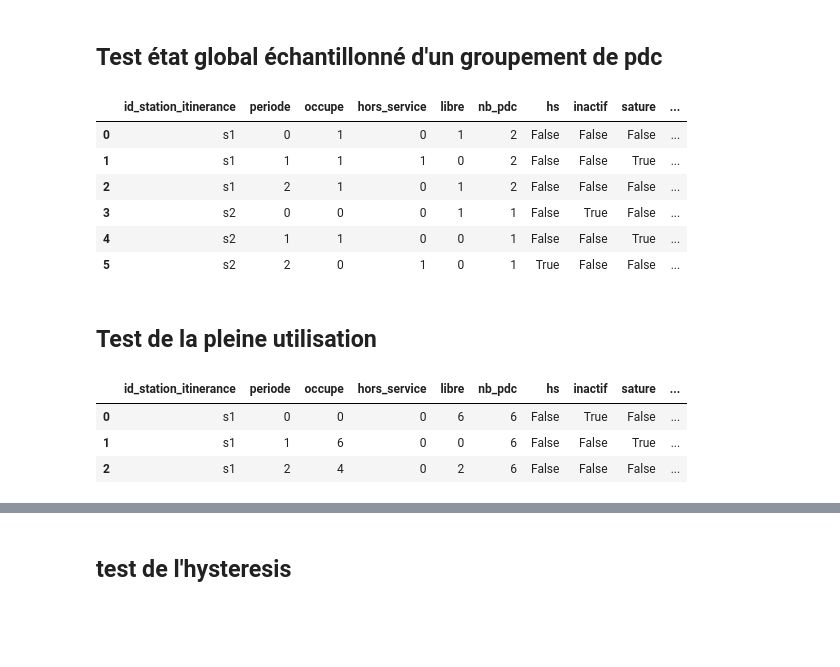
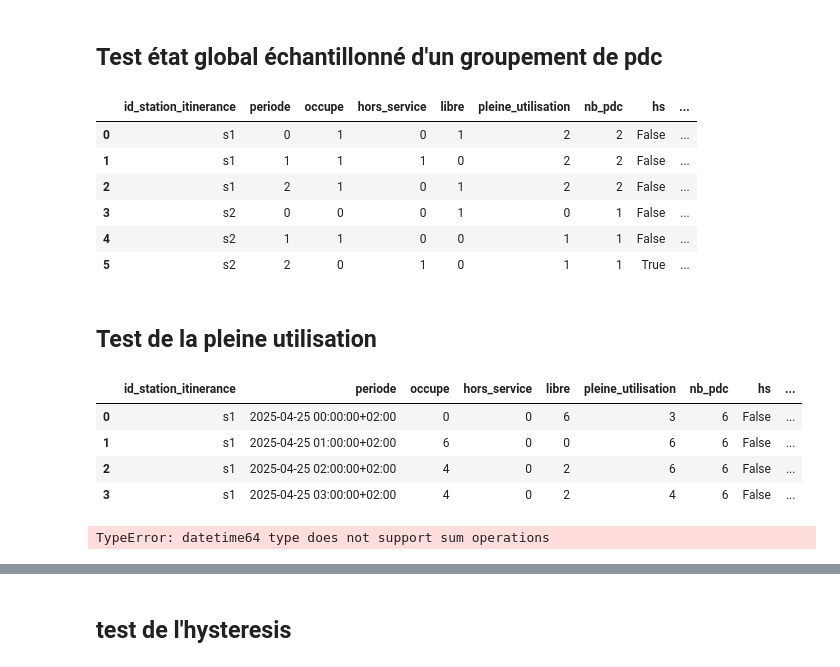
Before and after one commit to loco-labs/qualicharge-rtet, a Jupyter notebook: saturation/source/tests_saturation.ipynb, the cells around one changed output, grey strips where cells are left out. Saved outputs shown, nothing was run; the diff lists cells and outputs as text; code cells hidden in the pictures; blank space fills up the shorter version.

```diff
--- a/saturation/source/tests_saturation.ipynb
+++ b/saturation/source/tests_saturation.ipynb
@@ -181,45 +171,55 @@ Name: state, dtype: object
 # %%
 test = pd.DataFrame({'id_pdc_itinerance': ['p1', 'p1', 'p1', 'p2', 'p2', 'p2', 'p3', 'p3', 'p3'],
                      'periode' : [0, 1, 2, 0, 1, 2, 0, 1, 2],
                      'state' : ['occupe', 'hors_service', 'occupe', 'libre', 'occupe', 'libre', 'libre', 'occupe', 'hors_service']})
 stations = pd.DataFrame({'id_pdc_itinerance': ['p1', 'p2', 'p3'],
                          'id_station_itinerance': ['s1', 's1', 's2']})
-to_sampled_state_grp(test, stations, 'id_station_itinerance', 0.1, 0.2)
+to_sampled_state_grp(test, stations, 'id_station_itinerance', 0.1, 0.2, add_full_use=True)
 # %% [output]
-|  | id_station_itinerance | periode | occupe | hors_service | libre | nb_pdc | hs | inactif | sature | ... |
-| 0 | s1 | 0 | 1 | 0 | 1 | 2 | False | False | False | ... |
-| 1 | s1 | 1 | 1 | 1 | 0 | 2 | False | False | True | ... |
-| 2 | s1 | 2 | 1 | 0 | 1 | 2 | False | False | False | ... |
-| 3 | s2 | 0 | 0 | 0 | 1 | 1 | False | True | False | ... |
-| 4 | s2 | 1 | 1 | 0 | 0 | 1 | False | False | True | ... |
-| 5 | s2 | 2 | 0 | 1 | 0 | 1 | True | False | False | ... |
+|  | id_station_itinerance | periode | occupe | hors_service | libre | pleine_utilisation | nb_pdc | hs | ... |
+| 0 | s1 | 0 | 1 | 0 | 1 | 2 | 2 | False | ... |
+| 1 | s1 | 1 | 1 | 1 | 0 | 2 | 2 | False | ... |
+| 2 | s1 | 2 | 1 | 0 | 1 | 2 | 2 | False | ... |
+| 3 | s2 | 0 | 0 | 0 | 1 | 0 | 1 | False | ... |
+| 4 | s2 | 1 | 1 | 0 | 0 | 1 | 1 | False | ... |
+| 5 | s2 | 2 | 0 | 1 | 0 | 1 | 1 | True | ... |
 # %% [markdown]
 ## Test de la pleine utilisation
 # %%
-test = pd.DataFrame({'id_pdc_itinerance': ['p1', 'p1', 'p1',
-                                           'p2', 'p2', 'p2',
-                                           'p3', 'p3', 'p3',
-                                           'p4', 'p4', 'p4',
-                                           'p5', 'p5', 'p5',
-                                           'p6', 'p6', 'p6'],
-                     'periode' : [0, 1, 2] * 6,
-                     'state' : ['libre', 'occupe', 'occupe'] * 6})
+test = pd.DataFrame({'id_pdc_itinerance': ['p1', 'p1', 'p1', 'p1',
+                                           'p2', 'p2', 'p2', 'p2',
+                                           'p3', 'p3', 'p3', 'p3',
+                                           'p4', 'p4', 'p4', 'p4',
+                                           'p5', 'p5', 'p5', 'p5',
+                                           'p6', 'p6', 'p6', 'p3'],
+                     'periode' : [timestamp + pd.Timedelta(hours=val) for val in [0, 1, 2, 3] * 6],
+                     # 'periode' : timestamp,
+                     'state' : ['libre', 'occupe', 'occupe', 'occupe'] * 6})
 stations = pd.DataFrame({'id_pdc_itinerance': ['p1', 'p2', 'p3', 'p4', 'p5', 'p6'],
                          'id_station_itinerance': ['s1'] *6})
 res = to_sampled_state_grp(test, stations, 'id_station_itinerance', 0.01, 0.2)
+assert res['sature'][3]
+res = to_sampled_state_grp(test, stations, 'id_station_itinerance', 0.01, 0.2, add_full_use=True)
+assert (res['sature'] == res['pu']).all()
+test.loc[2,'state'] = 'libre'
+test.loc[3,'state'] = 'libre'
+res = to_sampled_state_grp(test, stations, 'id_station_itinerance', 0.01, 0.2, add_full_use=True)
+assert not res['sature'][2]
+assert res['pu'][2]
+assert res['pu'][3]
+test.loc[6,'state'] = 'libre'
+test.loc[7,'state'] = 'libre'
+res = to_sampled_state_grp(test, stations, 'id_station_itinerance', 0.01, 0.2, add_full_use=True)
+assert res['pu'][2]
+assert not res['pu'][3]
 res
-assert res['sature'][2]
-res = to_sampled_state_grp(test, stations, 'id_station_itinerance', 0.01, 0.2, add_full_use=True)
-assert (res['sature'] == res['pleine_utilisation']).all()
-test.loc[2,'state'] = 'libre'
-res = to_sampled_state_grp(test, stations, 'id_station_itinerance', 0.01, 0.2, add_full_use=True)
-assert not res['sature'][2] and res['pleine_utilisation'][2]
-test.loc[5,'state'] = 'libre'
-res = to_sampled_state_grp(test, stations, 'id_station_itinerance', 0.01, 0.2, add_full_use=True)
-assert not res['sature'][2] and not res['pleine_utilisation'][2]
-res
 # %% [output]
-|  | id_station_itinerance | periode | occupe | hors_service | libre | nb_pdc | hs | inactif | sature | ... |
-| 0 | s1 | 0 | 0 | 0 | 6 | 6 | False | True | False | ... |
-| 1 | s1 | 1 | 6 | 0 | 0 | 6 | False | False | True | ... |
-| 2 | s1 | 2 | 4 | 0 | 2 | 6 | False | False | False | ... |
+|  | id_station_itinerance | periode | occupe | hors_service | libre | pleine_utilisation | nb_pdc | hs | ... |
+| 0 | s1 | 2025-04-25 00:00:00+02:00 | 0 | 0 | 6 | 3 | 6 | False | ... |
+| 1 | s1 | 2025-04-25 01:00:00+02:00 | 6 | 0 | 0 | 6 | 6 | False | ... |
+| 2 | s1 | 2025-04-25 02:00:00+02:00 | 4 | 0 | 2 | 6 | 6 | False | ... |
+| 3 | s1 | 2025-04-25 03:00:00+02:00 | 4 | 0 | 2 | 4 | 6 | False | ... |
+# %%
+res_h = to_state_grp_h(res, 'id_station_itinerance', 24, 45 )
+# %% [output]
+TypeError: datetime64 type does not support sum operations
```
Also changed, not shown: parts of 20 cells of this notebook, 1 other file.
